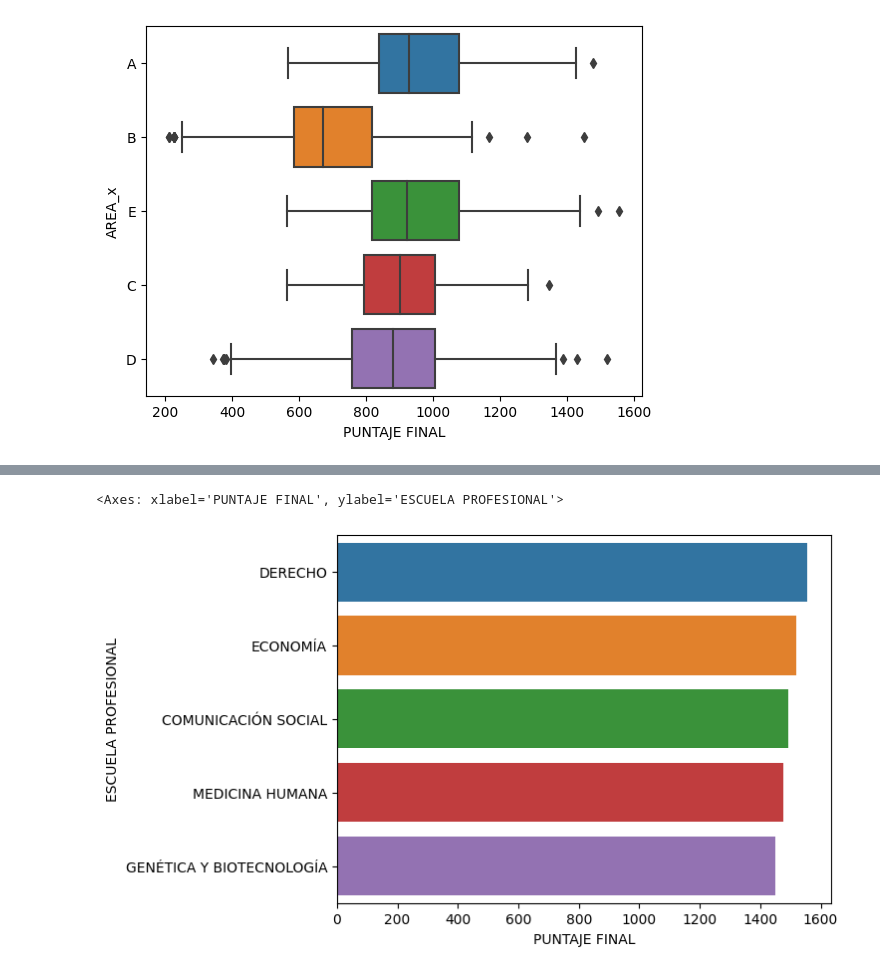
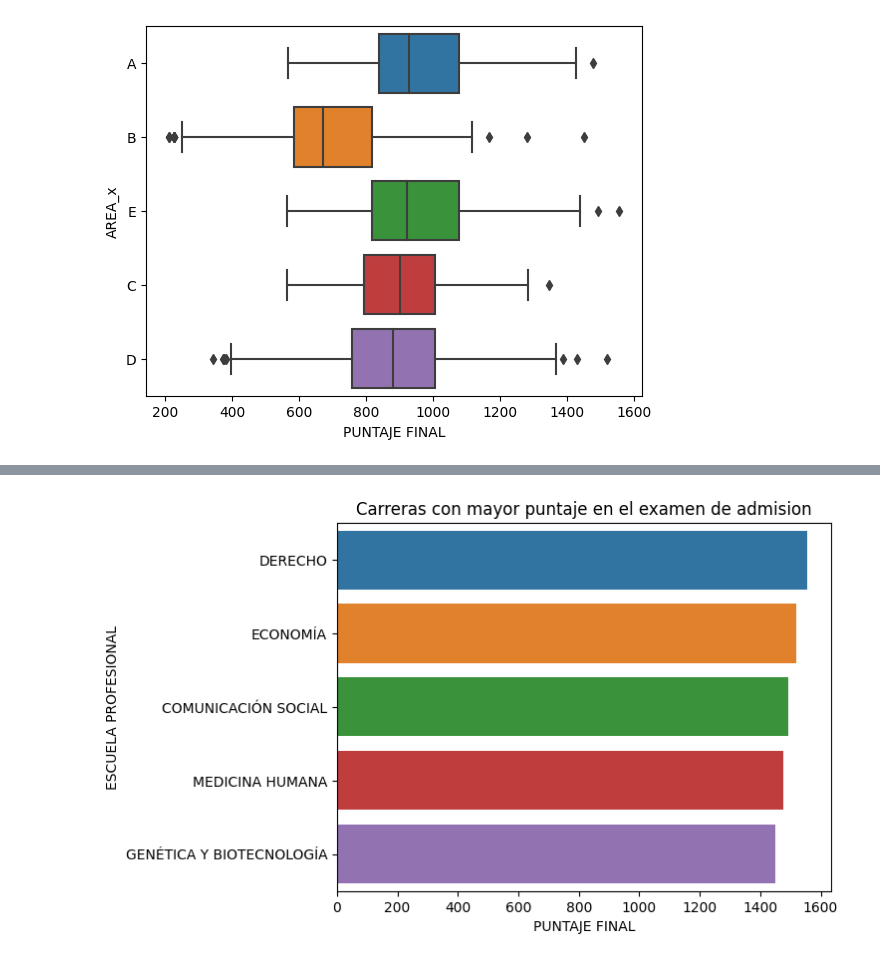
Before and after one commit to jhonvelasque/ETL_del_examen_de_admision_UNMSM2023, a Jupyter notebook: WebScrapingExamen/3_AnalisisExploratorio.ipynb, the cells around one changed output, grey strips where cells are left out. Drawn from its saved outputs; the diff is of its cells as text; code cells hidden in the pictures.

```diff
--- a/WebScrapingExamen/3_AnalisisExploratorio.ipynb
+++ b/WebScrapingExamen/3_AnalisisExploratorio.ipynb
@@ -115,9 +115,10 @@ top5_max
 | 13929 | 13874 | ARTEAGA ALARCÓN, JESÚS HEGEL | GENÉTICA Y BIOTECNOLOGÍA | 1450.750 | 1.0 | ALCANZO VACANTE | ... |
 # %%
 sns.barplot(data=top5_max,x='PUNTAJE FINAL',y='ESCUELA PROFESIONAL')
+plt.title('Carreras con mayor puntaje en el examen de admision')
+plt.show()
 # %% [output]
-<Axes: xlabel='PUNTAJE FINAL', ylabel='ESCUELA PROFESIONAL'>
-[figure, old version]
+[figure, new version]
 # %%
 top5_max
 # %% [output]
```
Also changed, not shown: parts of 2 cells of this notebook, 2 other files.
